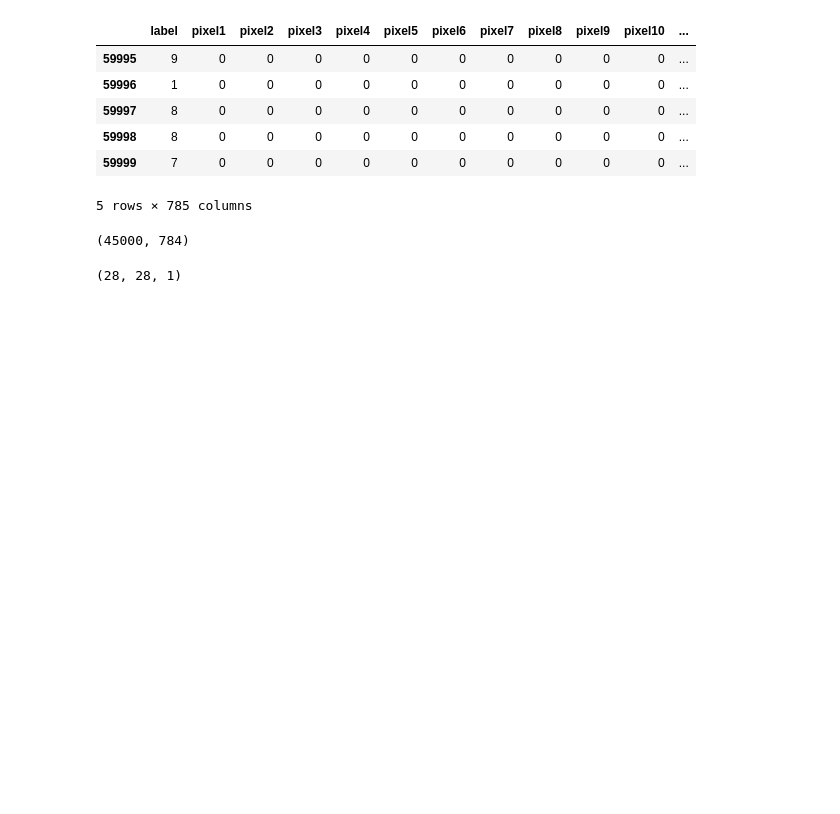
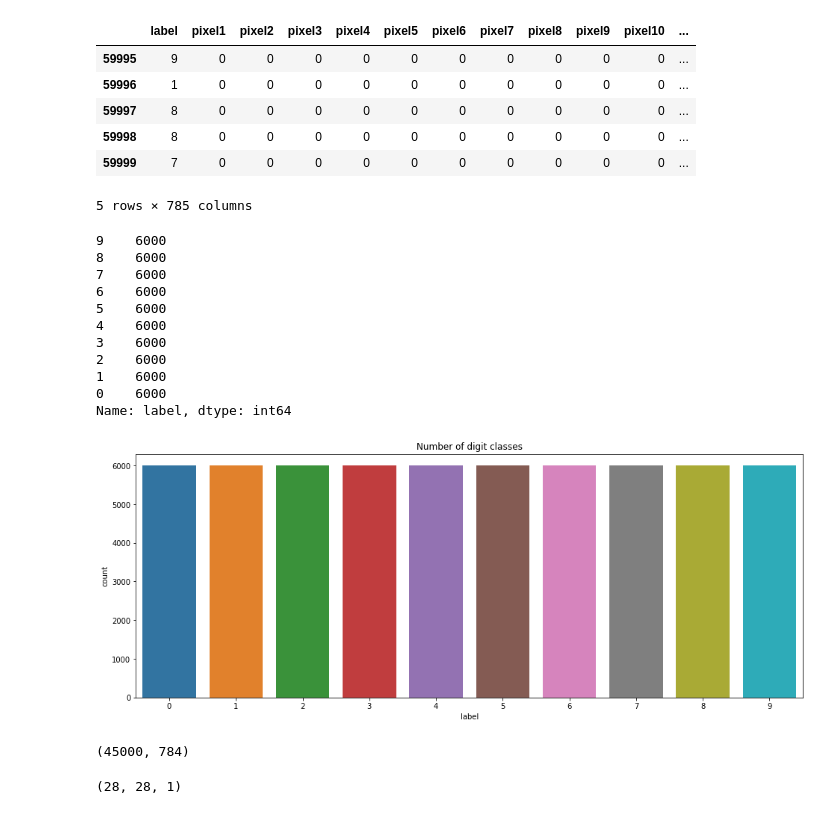
Before and after one commit to Savvy-Slowley/Fashion-MNIST-CNN-, a Jupyter notebook: Fashion_MNIST(CNN).ipynb, the cells around one changed output. Saved outputs shown, nothing was run; the diff lists cells and outputs as text; code cells hidden in the pictures; blank space fills up the shorter version.

```diff
--- a/Fashion_MNIST(CNN).ipynb
+++ b/Fashion_MNIST(CNN).ipynb
@@ -26,6 +31,25 @@ df.tail()
 | 59998 | 8 | 0 | 0 | 0 | 0 | 0 | 0 | 0 | 0 | 0 | 0 | ... |
 | 59999 | 7 | 0 | 0 | 0 | 0 | 0 | 0 | 0 | 0 | 0 | 0 | ... |
 5 rows × 785 columns
+# %%
+# Visualizing the number of different letters in traning data
+plt.figure(figsize=(16,6))
+sns.countplot(x='label', data=df);
+plt.title("Number of digit classes")
+df['label'].value_counts()
+# %% [output]
+9    6000
+8    6000
+7    6000
+6    6000
+5    6000
+4    6000
+3    6000
+2    6000
+1    6000
+0    6000
+Name: label, dtype: int64
+[figure, added]
 # %%
 X = df.drop(["label"], axis=1).values
 y = df.label.values
```
Also changed, not shown: parts of 7 cells of this notebook.
